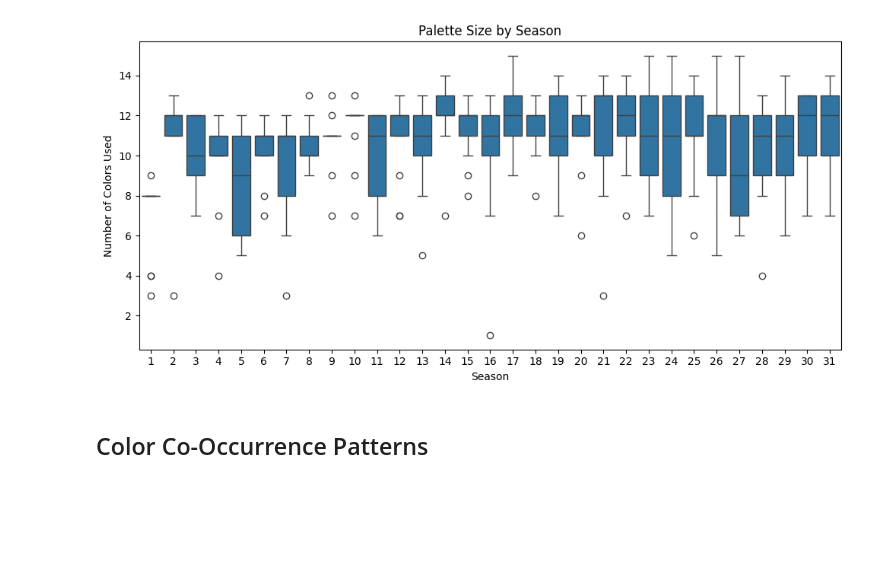
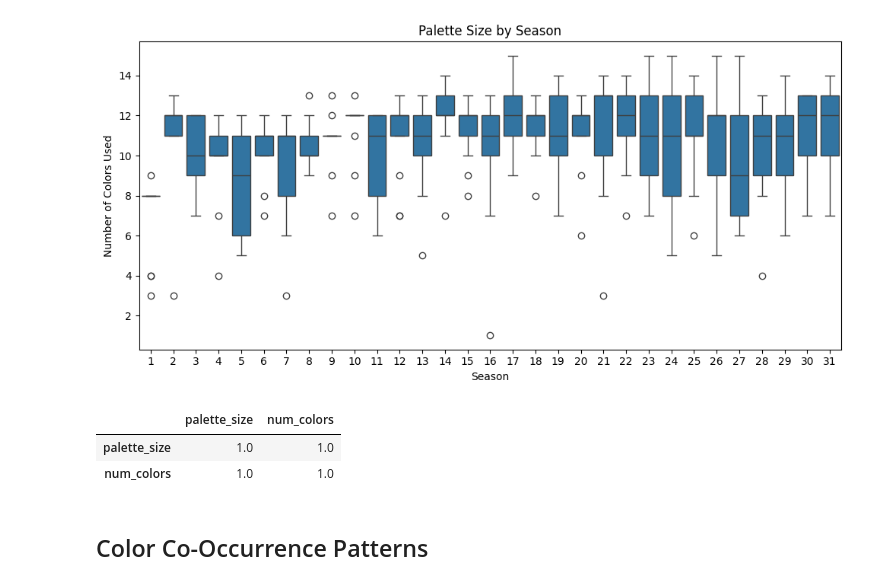
Before and after one commit to liubruce11/BA820-TeamB7, a Jupyter notebook: Bob_Ross.ipynb, the cells around one changed output. Cells and saved outputs as stored; diff of their text form; code cells hidden in the pictures; blank space fills up the shorter version.

```diff
--- a/Bob_Ross.ipynb
+++ b/Bob_Ross.ipynb
@@ -157,6 +181,12 @@ plt.tight_layout()
 plt.show()
 # %% [output]
 [figure]
+# %%
+bob_ross[['palette_size', 'num_colors']].corr()
+# %% [output]
+|  | palette_size | num_colors |
+| palette_size | 1.0 | 1.0 |
+| num_colors | 1.0 | 1.0 |
 # %% [markdown]
 ## Color Co-Occurrence Patterns
 # %%
```
Also changed, not shown: parts of 1 cell of this notebook.
